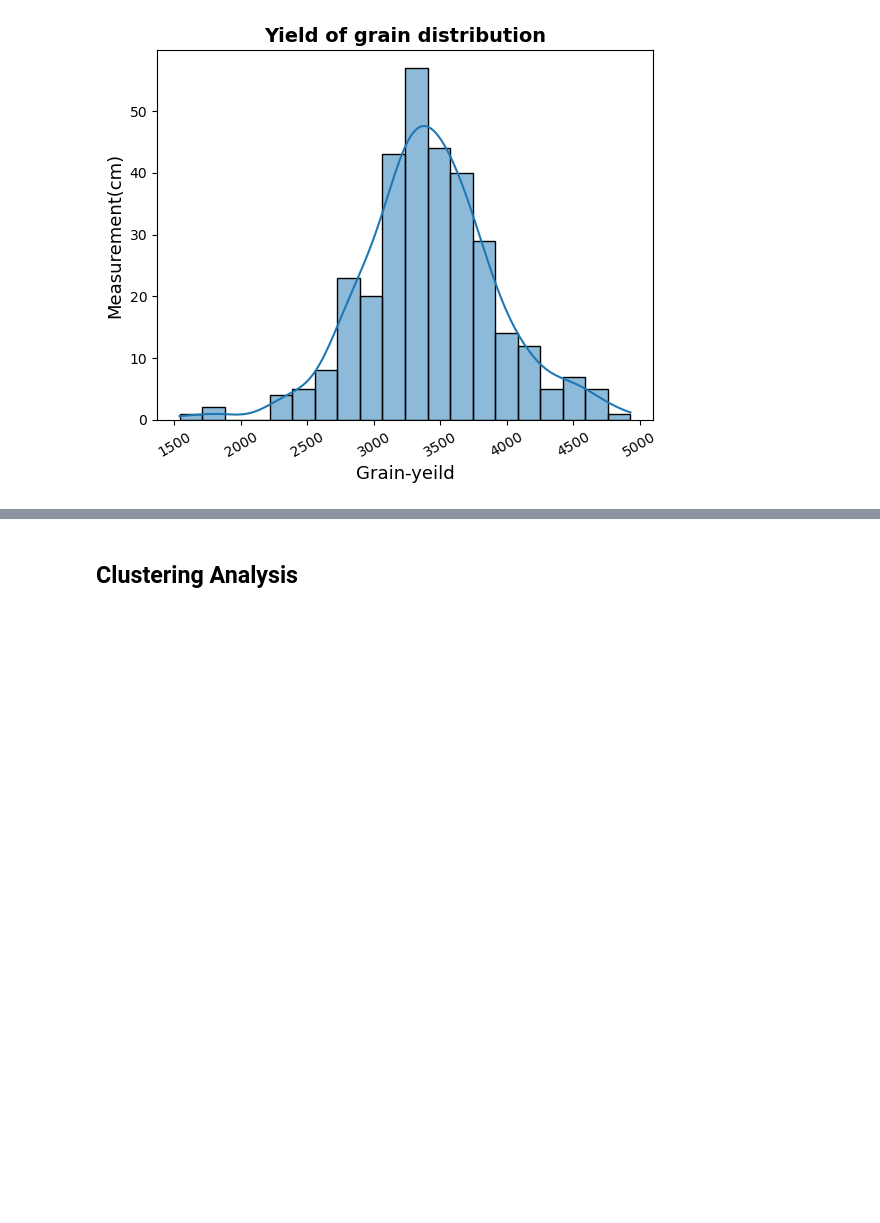
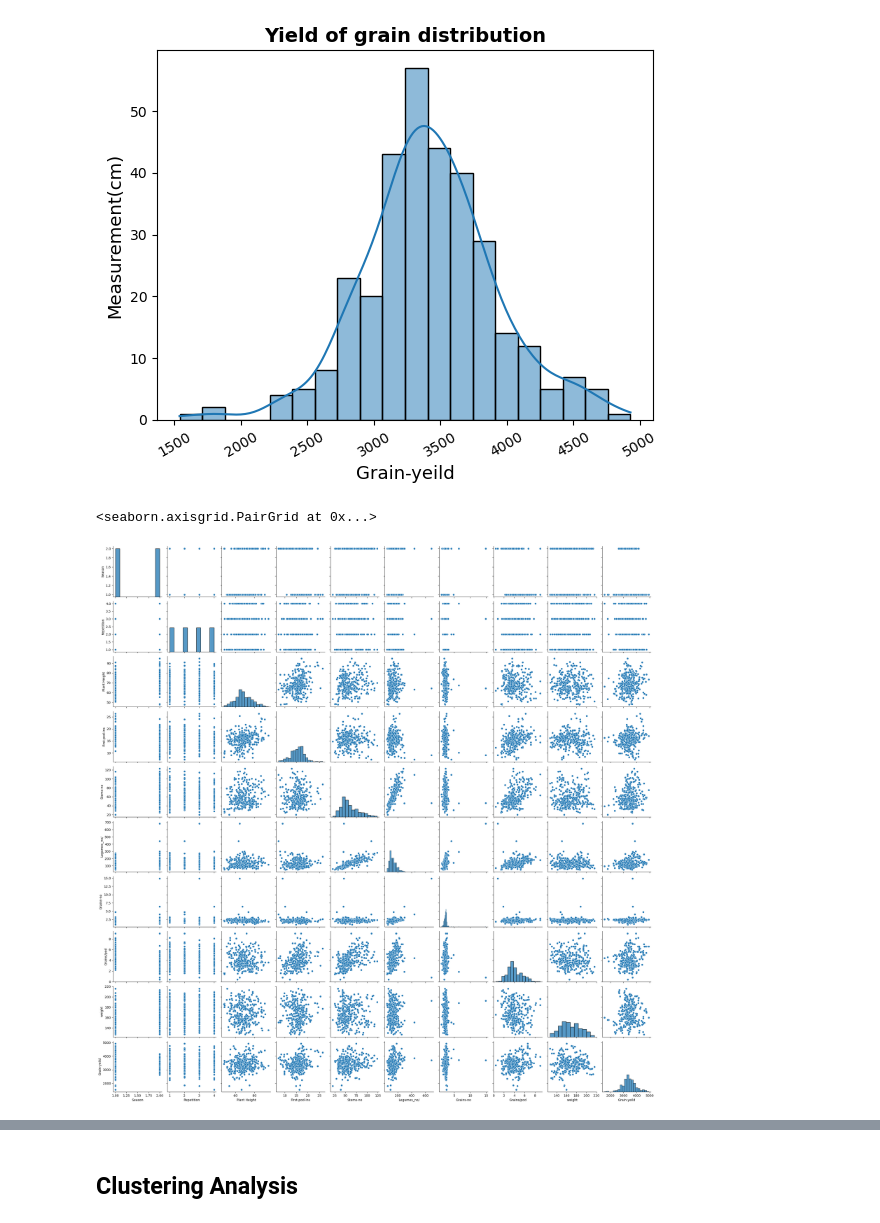
Before and after one commit to Ayomide-ola/Machine-learning-semester-2--, a Jupyter notebook: CA-1.ipynb, the cells around one changed output, grey strips where cells are left out. Saved outputs shown, nothing was run; the diff lists cells and outputs as text; code cells hidden in the pictures; blank space fills up the shorter version.

```diff
--- a/CA-1.ipynb
+++ b/CA-1.ipynb
@@ -438,3 +438,8 @@ plt.xticks(rotation=30)
 plt.show();
 # %% [output]
 [figure]
+# %%
+sns.pairplot(seed)
+# %% [output]
+<seaborn.axisgrid.PairGrid at 0x...>
+[figure, added]
```
Also changed, not shown: parts of 8 cells of this notebook.
